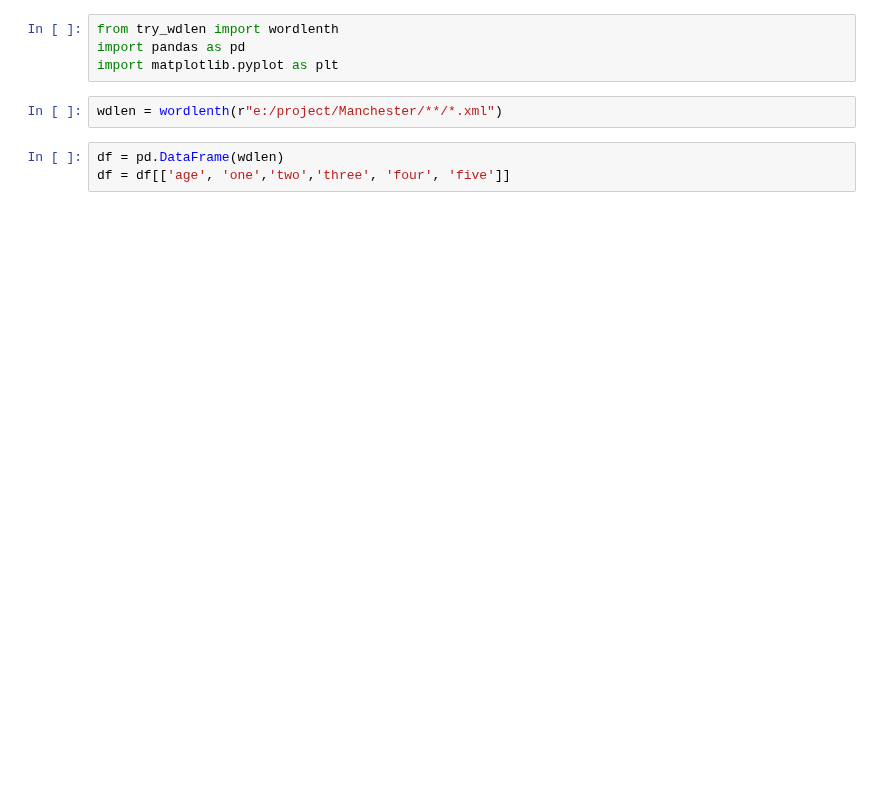
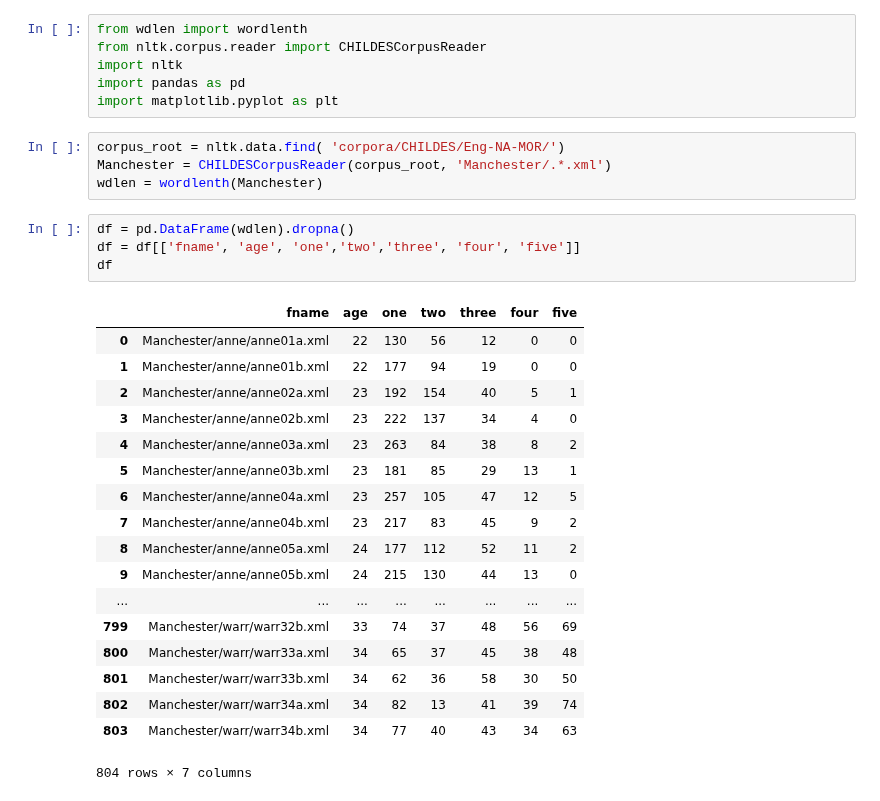
Before and after one commit to qxu1994/Two-word-stage, a Jupyter notebook: Manchester.ipynb, the cells around one changed output. Saved outputs shown, nothing was run; the diff lists cells and outputs as text; blank space fills up the shorter version.

```diff
--- a/Manchester.ipynb
+++ b/Manchester.ipynb
@@ -1,12 +1,36 @@
 # %%
-from try_wdlen import wordlenth
+from wdlen import wordlenth
+from nltk.corpus.reader import CHILDESCorpusReader
+import nltk
 import pandas as pd
 import matplotlib.pyplot as plt
-# %%
-wdlen = wordlenth(r"e:/project/Manchester/**/*.xml")
+# %%
+corpus_root = nltk.data.find( 'corpora/CHILDES/Eng-NA-MOR/')
+Manchester = CHILDESCorpusReader(corpus_root, 'Manchester/.*.xml')
+wdlen = wordlenth(Manchester)
 # %%
-df = pd.DataFrame(wdlen)
-df = df[['age', 'one','two','three', 'four', 'five']]
+df = pd.DataFrame(wdlen).dropna()
+df = df[['fname', 'age', 'one','two','three', 'four', 'five']]
+df
+# %% [output]
+|  | fname | age | one | two | three | four | five |
+| 0 | Manchester/anne/anne01a.xml | 22 | 130 | 56 | 12 | 0 | 0 |
+| 1 | Manchester/anne/anne01b.xml | 22 | 177 | 94 | 19 | 0 | 0 |
+| 2 | Manchester/anne/anne02a.xml | 23 | 192 | 154 | 40 | 5 | 1 |
+| 3 | Manchester/anne/anne02b.xml | 23 | 222 | 137 | 34 | 4 | 0 |
+| 4 | Manchester/anne/anne03a.xml | 23 | 263 | 84 | 38 | 8 | 2 |
+| 5 | Manchester/anne/anne03b.xml | 23 | 181 | 85 | 29 | 13 | 1 |
+| 6 | Manchester/anne/anne04a.xml | 23 | 257 | 105 | 47 | 12 | 5 |
+| 7 | Manchester/anne/anne04b.xml | 23 | 217 | 83 | 45 | 9 | 2 |
+| 8 | Manchester/anne/anne05a.xml | 24 | 177 | 112 | 52 | 11 | 2 |
+| 9 | Manchester/anne/anne05b.xml | 24 | 215 | 130 | 44 | 13 | 0 |
+| ... | ... | ... | ... | ... | ... | ... | ... |
+| 799 | Manchester/warr/warr32b.xml | 33 | 74 | 37 | 48 | 56 | 69 |
+| 800 | Manchester/warr/warr33a.xml | 34 | 65 | 37 | 45 | 38 | 48 |
+| 801 | Manchester/warr/warr33b.xml | 34 | 62 | 36 | 58 | 30 | 50 |
+| 802 | Manchester/warr/warr34a.xml | 34 | 82 | 13 | 41 | 39 | 74 |
+| 803 | Manchester/warr/warr34b.xml | 34 | 77 | 40 | 43 | 34 | 63 |
+804 rows × 7 columns
 # %%
 plt.figure()
 df2 = df.groupby('age').mean().reset_index()
```
Also changed, not shown: parts of 1 cell of this notebook.
